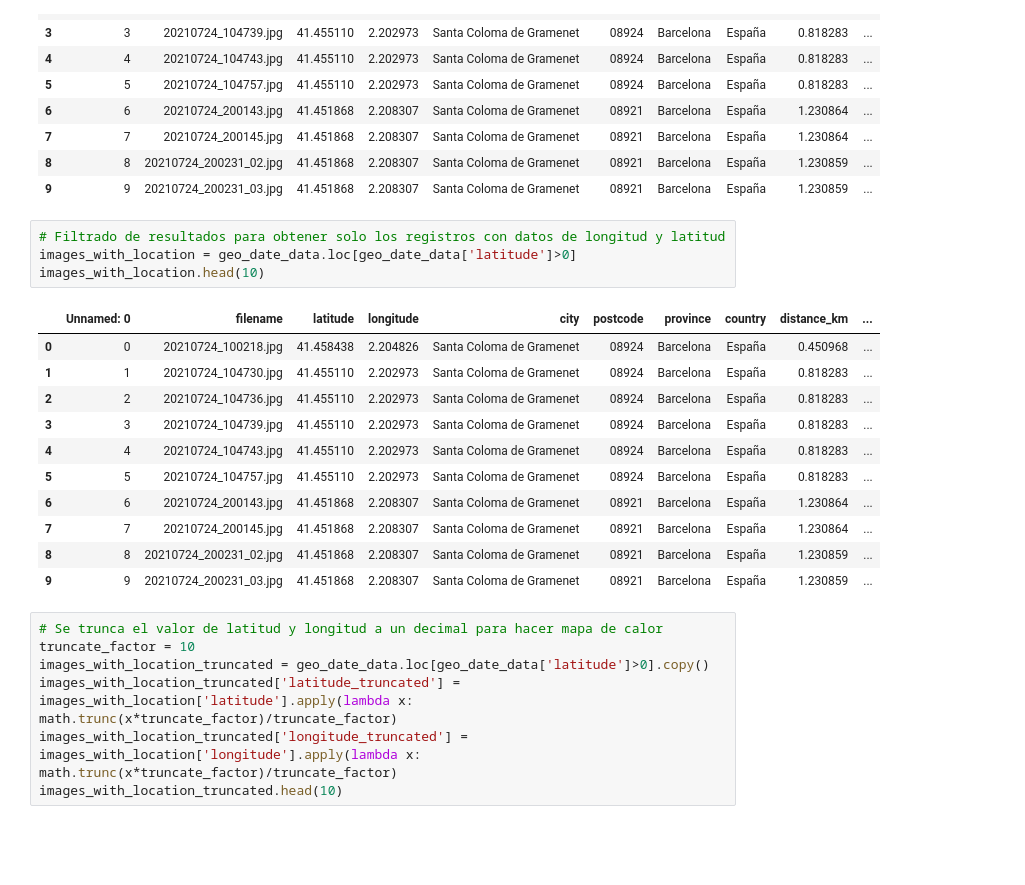
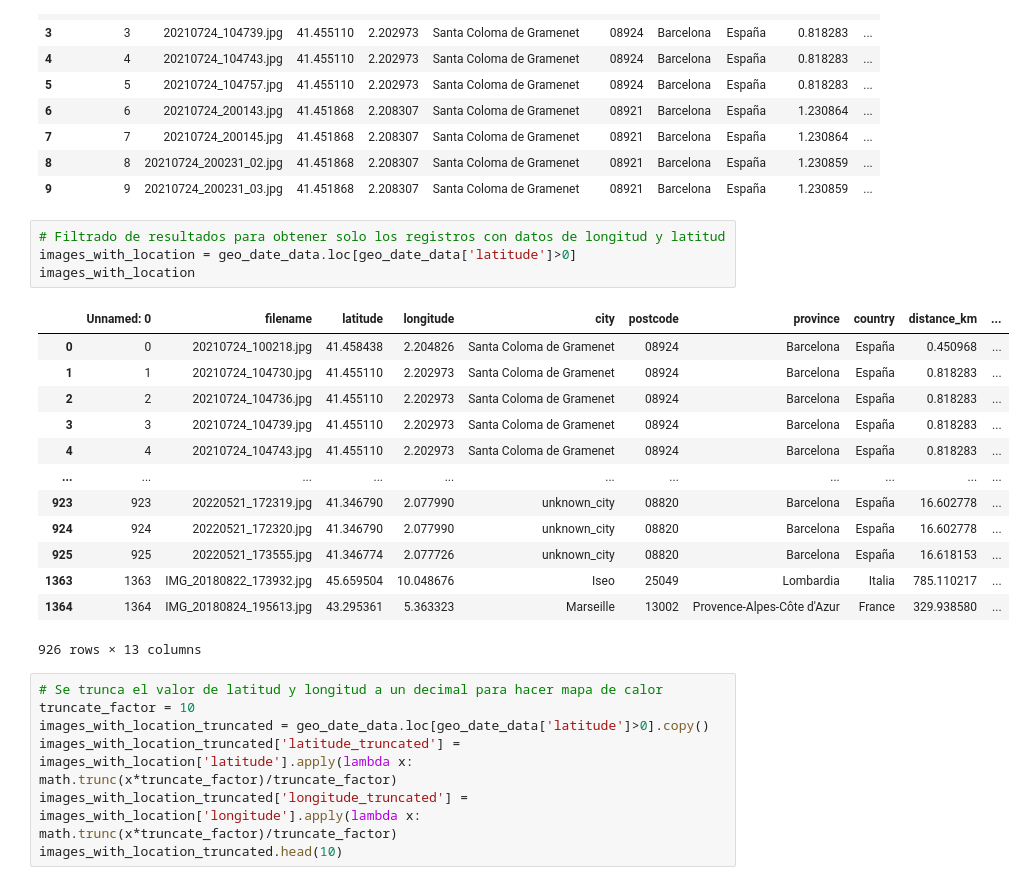
Before and after one commit to dcarretero/UOC_Master_DS_TFM, a Jupyter notebook: image_classifier/2_extraction_geo_and_temporal_data.ipynb, the cells around one changed output. Saved outputs shown, nothing was run; the diff lists cells and outputs as text; blank space fills up the shorter version.

```diff
--- a/image_classifier/2_extraction_geo_and_temporal_data.ipynb
+++ b/image_classifier/2_extraction_geo_and_temporal_data.ipynb
@@ -147,19 +147,21 @@ geo_date_data.head(10)
 # %%
 # Filtrado de resultados para obtener solo los registros con datos de longitud y latitud
 images_with_location = geo_date_data.loc[geo_date_data['latitude']>0]
-images_with_location.head(10)
+images_with_location
 # %% [output]
 |  | Unnamed: 0 | filename | latitude | longitude | city | postcode | province | country | distance_km | ... |
 | 0 | 0 | 20210724_100218.jpg | 41.458438 | 2.204826 | Santa Coloma de Gramenet | 08924 | Barcelona | España | 0.450968 | ... |
 | 1 | 1 | 20210724_104730.jpg | 41.455110 | 2.202973 | Santa Coloma de Gramenet | 08924 | Barcelona | España | 0.818283 | ... |
 | 2 | 2 | 20210724_104736.jpg | 41.455110 | 2.202973 | Santa Coloma de Gramenet | 08924 | Barcelona | España | 0.818283 | ... |
 | 3 | 3 | 20210724_104739.jpg | 41.455110 | 2.202973 | Santa Coloma de Gramenet | 08924 | Barcelona | España | 0.818283 | ... |
 | 4 | 4 | 20210724_104743.jpg | 41.455110 | 2.202973 | Santa Coloma de Gramenet | 08924 | Barcelona | España | 0.818283 | ... |
-| 5 | 5 | 20210724_104757.jpg | 41.455110 | 2.202973 | Santa Coloma de Gramenet | 08924 | Barcelona | España | 0.818283 | ... |
-| 6 | 6 | 20210724_200143.jpg | 41.451868 | 2.208307 | Santa Coloma de Gramenet | 08921 | Barcelona | España | 1.230864 | ... |
-| 7 | 7 | 20210724_200145.jpg | 41.451868 | 2.208307 | Santa Coloma de Gramenet | 08921 | Barcelona | España | 1.230864 | ... |
-| 8 | 8 | 20210724_200231_02.jpg | 41.451868 | 2.208307 | Santa Coloma de Gramenet | 08921 | Barcelona | España | 1.230859 | ... |
-| 9 | 9 | 20210724_200231_03.jpg | 41.451868 | 2.208307 | Santa Coloma de Gramenet | 08921 | Barcelona | España | 1.230859 | ... |
+| ... | ... | ... | ... | ... | ... | ... | ... | ... | ... | ... |
+| 923 | 923 | 20220521_172319.jpg | 41.346790 | 2.077990 | unknown_city | 08820 | Barcelona | España | 16.602778 | ... |
+| 924 | 924 | 20220521_172320.jpg | 41.346790 | 2.077990 | unknown_city | 08820 | Barcelona | España | 16.602778 | ... |
+| 925 | 925 | 20220521_173555.jpg | 41.346774 | 2.077726 | unknown_city | 08820 | Barcelona | España | 16.618153 | ... |
+| 1363 | 1363 | IMG_20180822_173932.jpg | 45.659504 | 10.048676 | Iseo | 25049 | Lombardia | Italia | 785.110217 | ... |
+| 1364 | 1364 | IMG_20180824_195613.jpg | 43.295361 | 5.363323 | Marseille | 13002 | Provence-Alpes-Côte d'Azur | France | 329.938580 | ... |
+926 rows × 13 columns
 # %%
 # Se trunca el valor de latitud y longitud a un decimal para hacer mapa de calor
 truncate_factor = 10
```
Also changed, not shown: 8 other files.
